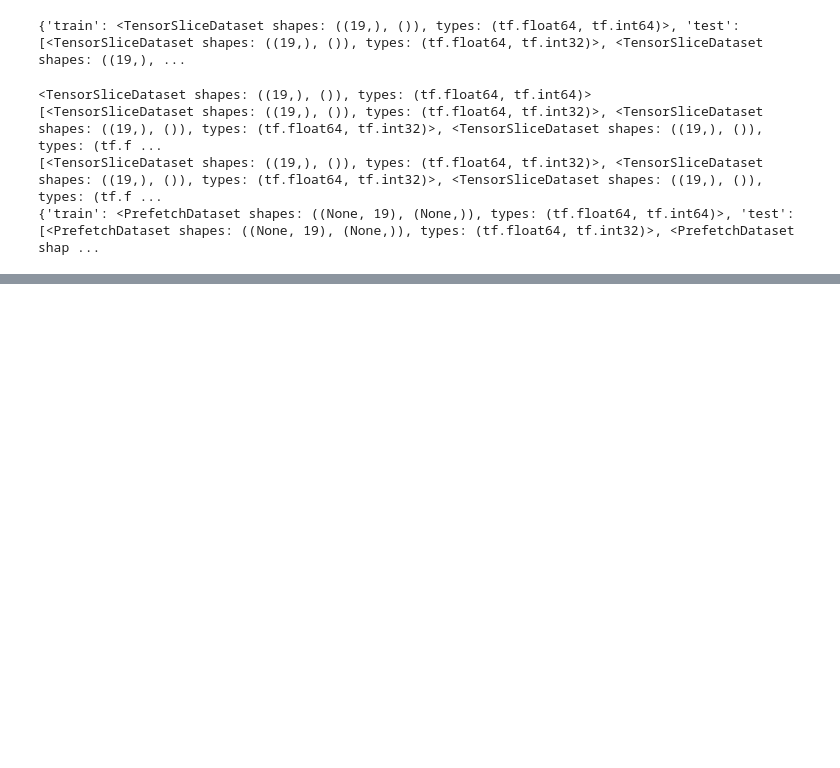
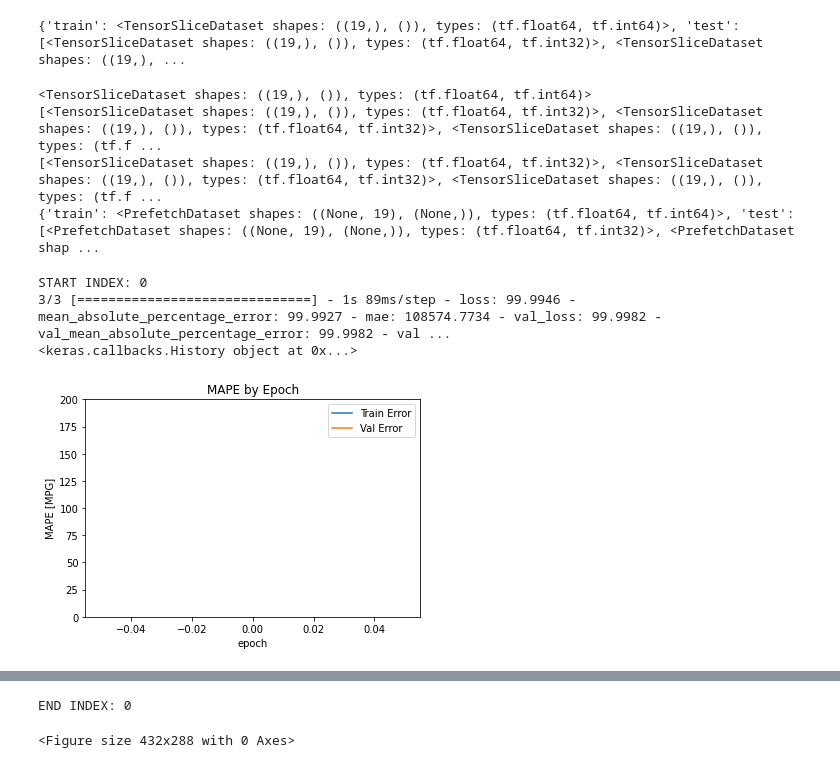
Before and after one commit to BrandonCay/-DSP-performance-prediction, a Jupyter notebook: DSP_performance_prediction.ipynb, the cells around one changed output, grey strips where cells are left out. Saved outputs shown, nothing was run; the diff lists cells and outputs as text; code cells hidden in the pictures; blank space fills up the shorter version.

```diff
--- a/DSP_performance_prediction.ipynb
+++ b/DSP_performance_prediction.ipynb
@@ -1713,3 +1713,21 @@ processed_datasets = executor.process_tensor_dataset(datasets)
 [<TensorSliceDataset shapes: ((19,), ()), types: (tf.float64, tf.int32)>, <TensorSliceDataset shapes: ((19,), ()), types: (tf.float64, tf.int32)>, <TensorSliceDataset shapes: ((19,), ()), types: (tf.f ...
 [<TensorSliceDataset shapes: ((19,), ()), types: (tf.float64, tf.int32)>, <TensorSliceDataset shapes: ((19,), ()), types: (tf.float64, tf.int32)>, <TensorSliceDataset shapes: ((19,), ()), types: (tf.f ...
 {'train': <PrefetchDataset shapes: ((None, 19), (None,)), types: (tf.float64, tf.int64)>, 'test': [<PrefetchDataset shapes: ((None, 19), (None,)), types: (tf.float64, tf.int32)>, <PrefetchDataset shap ...
+# %%
+def execute():
+  start = 0
+  i=0
+  print(f"START INDEX: {i}")
+  executor.set_curr_validation_dataset_index(0)
+  history = executor.train_model_in_sequence()
+  executor.set_history(history)
+  executor.plot_history()
+  executor.show_history()
+  print(f"END INDEX: {i}")
+
+execute()
+# %% [output]
+START INDEX: 0
+3/3 [==============================] - 1s 89ms/step - loss: 99.9946 - mean_absolute_percentage_error: 99.9927 - mae: 108574.7734 - val_loss: 99.9982 - val_mean_absolute_percentage_error: 99.9982 - val ...
+<keras.callbacks.History object at 0x...>
+[figure, added]
@@ -1716 +1736,3 @@ processed_datasets = executor.process_tensor_dataset(datasets)
+END INDEX: 0
+<Figure size 432x288 with 0 Axes>
 # %%
```
Also changed, not shown: parts of 4 cells of this notebook.
